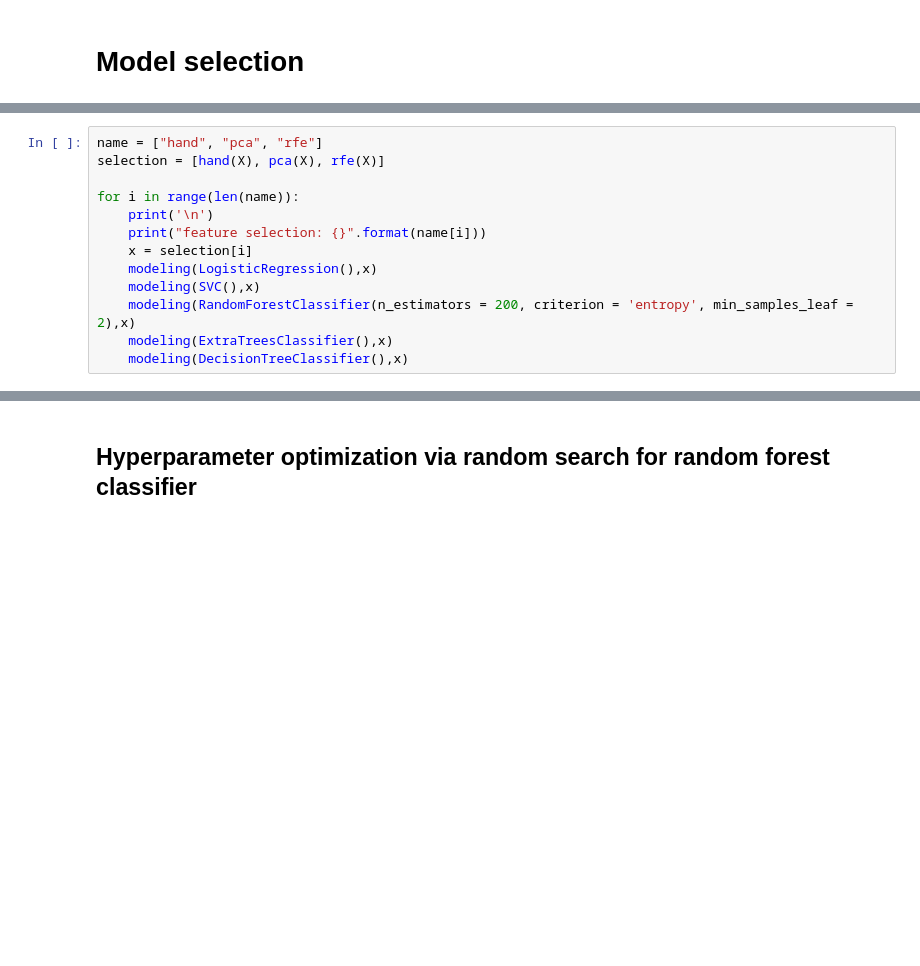
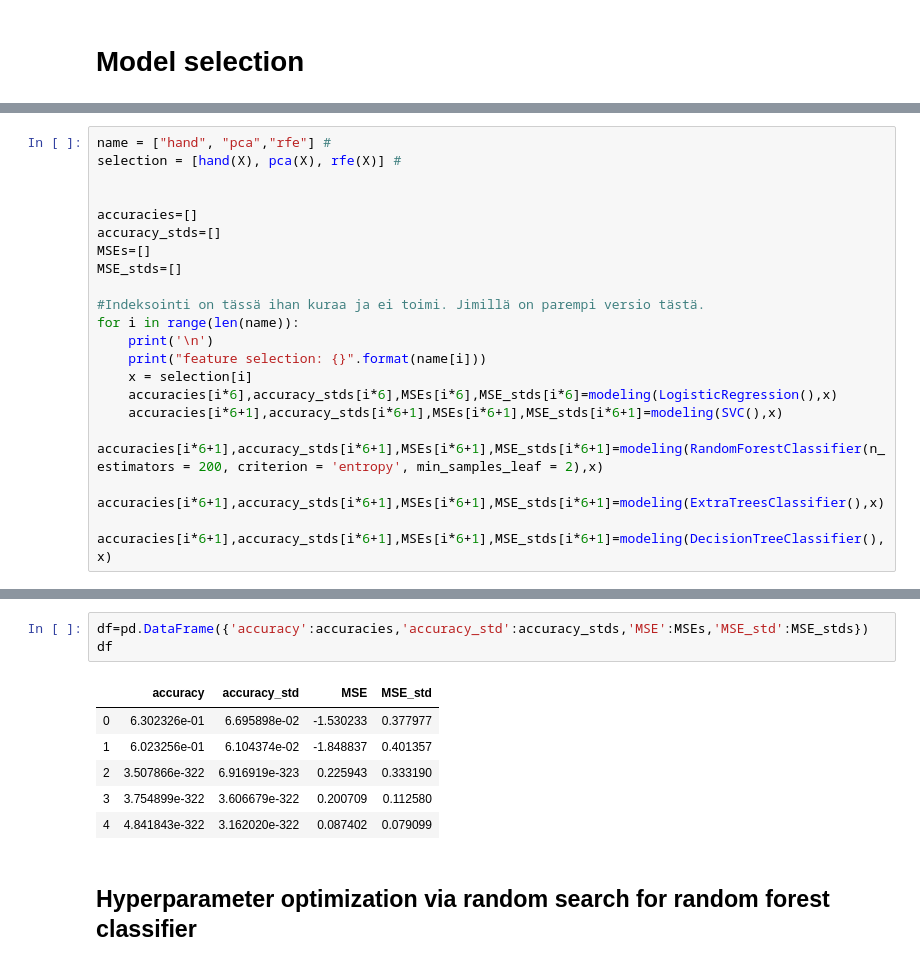
Before and after one commit to Jimmeeee/IML-project, a Jupyter notebook: project_2.ipynb, the cells around one changed output, grey strips where cells are left out. Cells and saved outputs as stored; diff of their text form; blank space fills up the shorter version.

```diff
--- a/project_2.ipynb
+++ b/project_2.ipynb
@@ -143,15 +168,22 @@ def modeling(model, X):
 # %%
-name = ["hand", "pca", "rfe"]
-selection = [hand(X), pca(X), rfe(X)]
+name = ["hand", "pca","rfe"] #
+selection = [hand(X), pca(X), rfe(X)] #
 
+
+accuracies=[]
+accuracy_stds=[]
+MSEs=[]
+MSE_stds=[]
+
+#Indeksointi on tässä ihan kuraa ja ei toimi. Jimillä on parempi versio tästä.
 for i in range(len(name)):
     print('\n')
     print("feature selection: {}".format(name[i]))
     x = selection[i]
-    modeling(LogisticRegression(),x)
-    modeling(SVC(),x)
-    modeling(RandomForestClassifier(n_estimators = 200, criterion = 'entropy', min_samples_leaf = 2),x)
-    modeling(ExtraTreesClassifier(),x)
-    modeling(DecisionTreeClassifier(),x)
+    accuracies[i*6],accuracy_stds[i*6],MSEs[i*6],MSE_stds[i*6]=modeling(LogisticRegression(),x)
+    accuracies[i*6+1],accuracy_stds[i*6+1],MSEs[i*6+1],MSE_stds[i*6+1]=modeling(SVC(),x)
+    accuracies[i*6+1],accuracy_stds[i*6+1],MSEs[i*6+1],MSE_stds[i*6+1]=modeling(RandomForestClassifier(n_estimators = 200, criterion = 'entropy', min_samples_leaf = 2),x)
+    accuracies[i*6+1],accuracy_stds[i*6+1],MSEs[i*6+1],MSE_stds[i*6+1]=modeling(ExtraTreesClassifier(),x)
+    accuracies[i*6+1],accuracy_stds[i*6+1],MSEs[i*6+1],MSE_stds[i*6+1]=modeling(DecisionTreeClassifier(),x)
 # %% [output]
 feature selection: hand
@@ -174,3 +193,13 @@ Accuracy: 0.635 (0.059)
+# %%
+df=pd.DataFrame({'accuracy':accuracies,'accuracy_std':accuracy_stds,'MSE':MSEs,'MSE_std':MSE_stds})
+df
+# %% [output]
+|  | accuracy | accuracy_std | MSE | MSE_std |
+| 0 | 6.302326e-01 | 6.695898e-02 | -1.530233 | 0.377977 |
+| 1 | 6.023256e-01 | 6.104374e-02 | -1.848837 | 0.401357 |
+| 2 | 3.507866e-322 | 6.916919e-323 | 0.225943 | 0.333190 |
+| 3 | 3.754899e-322 | 3.606679e-322 | 0.200709 | 0.112580 |
+| 4 | 4.841843e-322 | 3.162020e-322 | 0.087402 | 0.079099 |
 # %% [markdown]
 ## Hyperparameter optimization via random search for random forest classifier
 # %%
```
Also changed, not shown: parts of 6 cells of this notebook.
